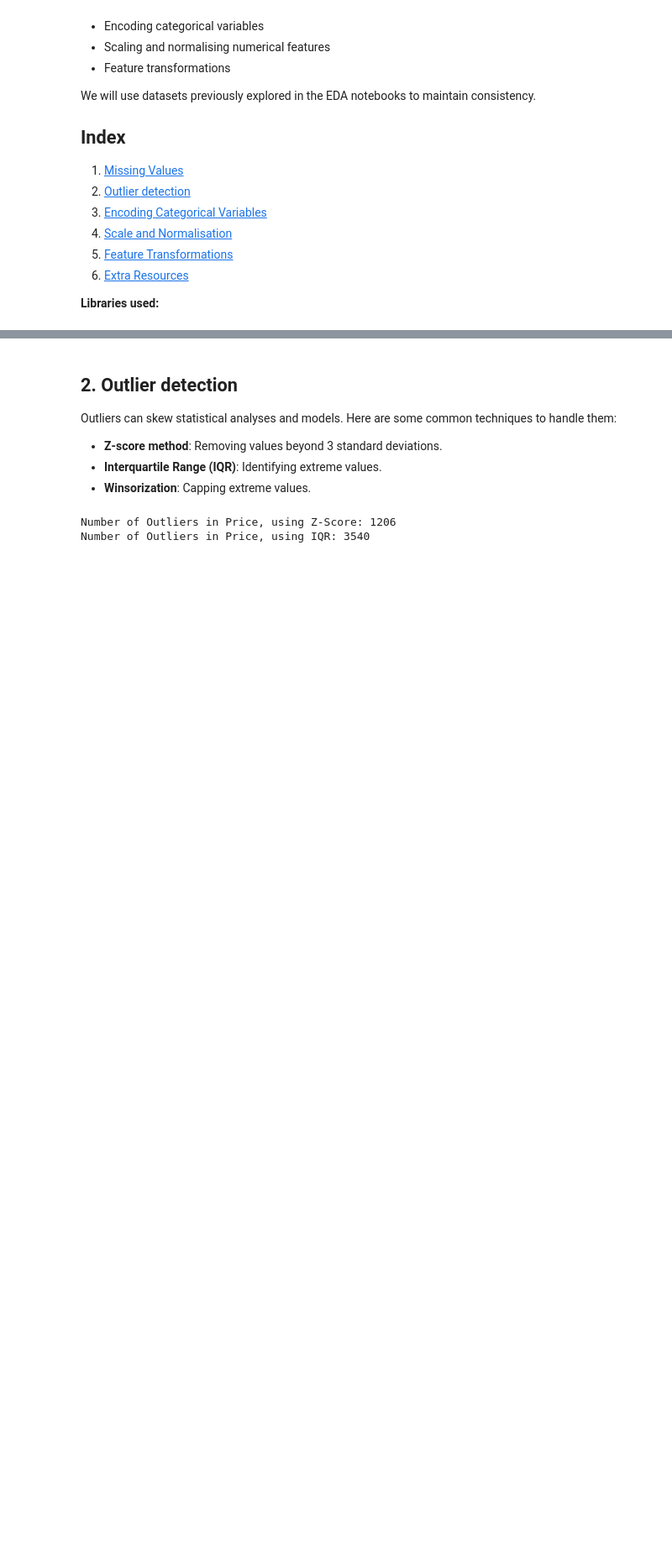
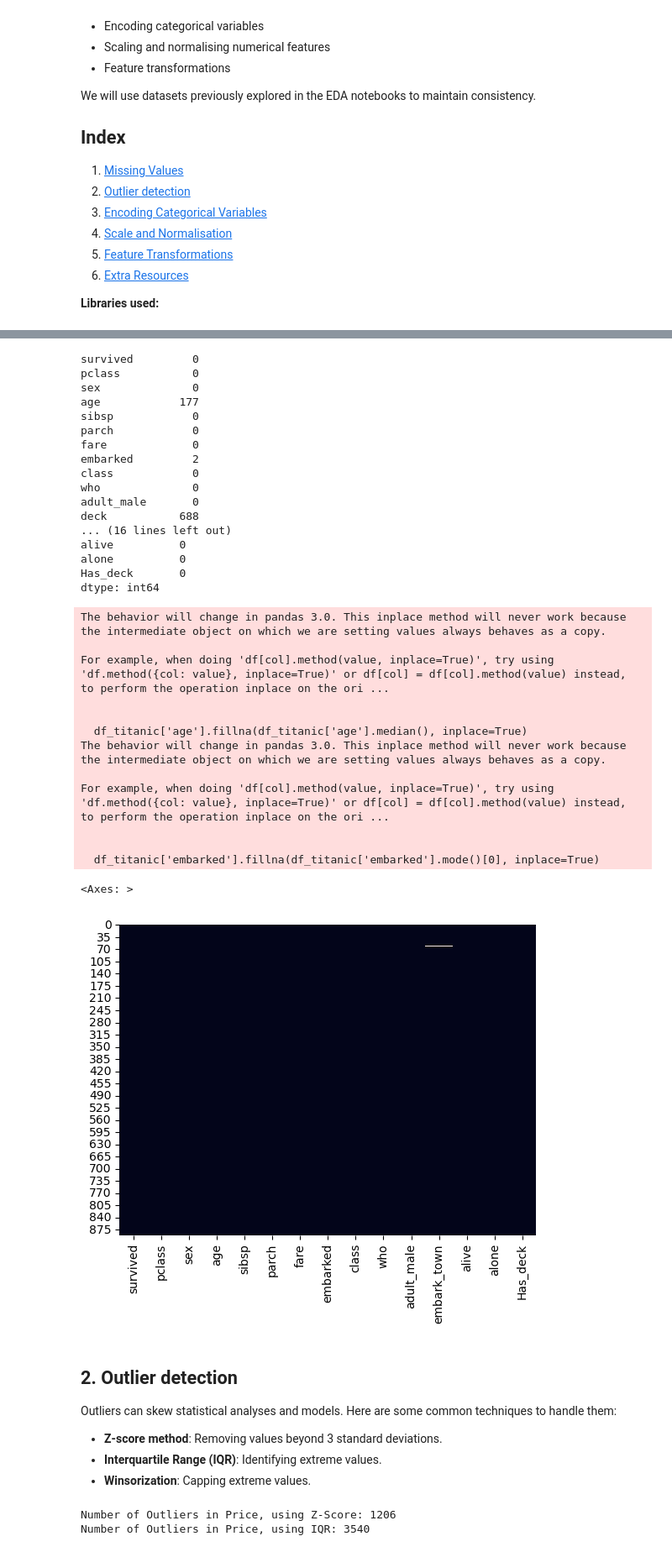
Before and after one commit to H0wl3r2001/EDA_FeatureEngineering, a Jupyter notebook: DataCleaning_Preprocessing.ipynb, the cells around one changed output, grey strips where cells are left out. Shown: that part at 84% size. Cells and saved outputs as stored; diff of their text form; code cells hidden in the pictures; blank space fills up the shorter version.

```diff
--- a/DataCleaning_Preprocessing.ipynb
+++ b/DataCleaning_Preprocessing.ipynb
@@ -83,3 +66,53 @@ For example, when doing 'df[col].method(value, inplace=True)', try using 'df.met
+# %%
+# Check for missing values
+print(df_titanic.isnull().sum())
+sns.heatmap(df_titanic.isnull(), cbar=False)
+
+# Handle missing 'Age' values (impute with median)
+df_titanic['age'].fillna(df_titanic['age'].median(), inplace=True)
+
+# Handle missing 'Embarked' values (impute with mode)
+df_titanic['embarked'].fillna(df_titanic['embarked'].mode()[0], inplace=True)
+
+# Handle 'Cabin' column (create a new feature and drop the original)
+df_titanic['Has_deck'] = df_titanic['deck'].notnull().astype(int)
+df_titanic.drop('deck', axis=1, inplace=True)
+
+# Verify that missing values are handled
+print(df_titanic.isnull().sum())
+sns.heatmap(df_titanic.isnull(), cbar=False)
+# %% [output]
+survived         0
+pclass           0
+sex              0
+age            177
+sibsp            0
+parch            0
+fare             0
+embarked         2
+class            0
+who              0
+adult_male       0
+deck           688
+... (16 lines left out)
+alive          0
+alone          0
+Has_deck       0
+dtype: int64
+The behavior will change in pandas 3.0. This inplace method will never work because the intermediate object on which we are setting values always behaves as a copy.
+
+For example, when doing 'df[col].method(value, inplace=True)', try using 'df.method({col: value}, inplace=True)' or df[col] = df[col].method(value) instead, to perform the operation inplace on the ori ...
+
+
+  df_titanic['age'].fillna(df_titanic['age'].median(), inplace=True)
+The behavior will change in pandas 3.0. This inplace method will never work because the intermediate object on which we are setting values always behaves as a copy.
+
+For example, when doing 'df[col].method(value, inplace=True)', try using 'df.method({col: value}, inplace=True)' or df[col] = df[col].method(value) instead, to perform the operation inplace on the ori ...
+
+
+  df_titanic['embarked'].fillna(df_titanic['embarked'].mode()[0], inplace=True)
+<Axes: >
+[figure, added]
 # %% [markdown]
 ## 2. Outlier detection
 
```
Also changed, not shown: parts of 4 cells of this notebook, 1 other file.
